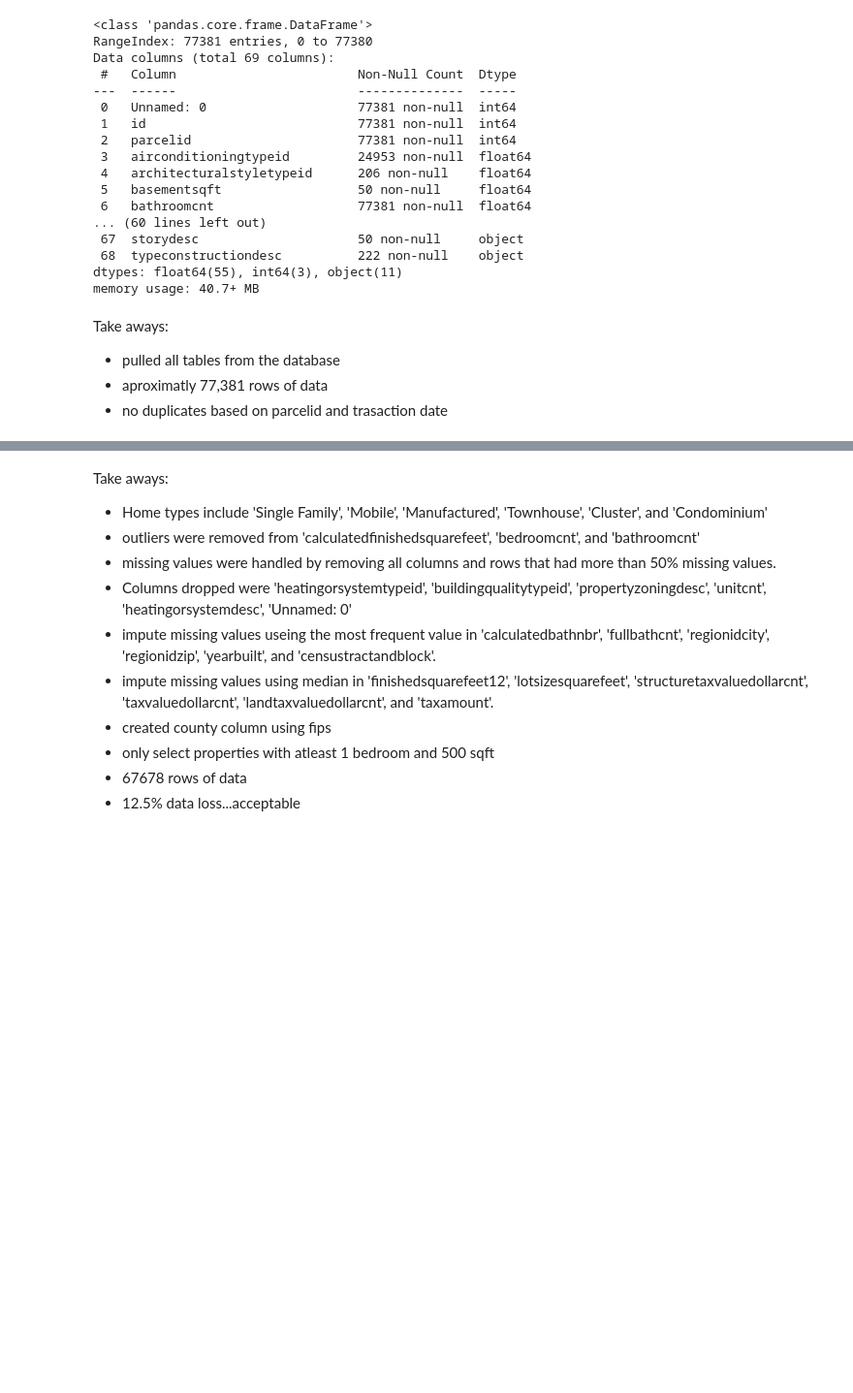
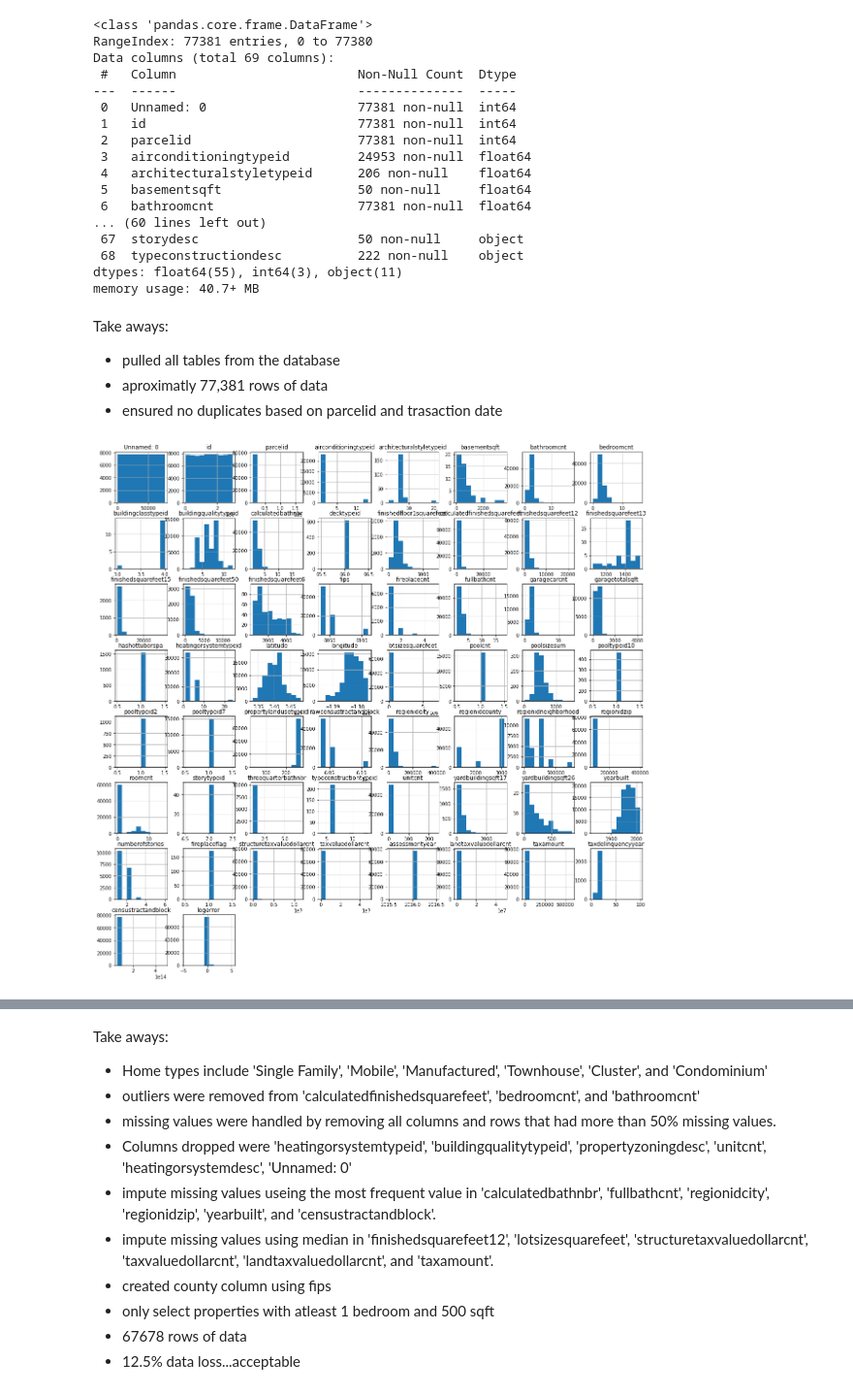
Before and after one commit to craigcalzado/clustering-project, a Jupyter notebook: cluster_project.ipynb, the cells around one changed output, grey strips where cells are left out. Shown at 97% size. Cells and saved outputs as stored; diff of their text form; code cells hidden in the pictures; blank space fills up the shorter version.

```diff
--- a/cluster_project.ipynb
+++ b/cluster_project.ipynb
@@ -42,4 +42,10 @@ memory usage: 40.7+ MB
 Take aways:
 - pulled all tables from the database
 - aproximatly 77,381 rows of data
-- no duplicates based on parcelid and trasaction date
+- ensured no duplicates based on parcelid and trasaction date
+# %%
+# outlier investigation
+zillow_data.hist(figsize=(20,20))
+plt.show()
+# %% [output]
+[figure, added]
```
Also changed, not shown: parts of 20 cells of this notebook, 1 other file.
